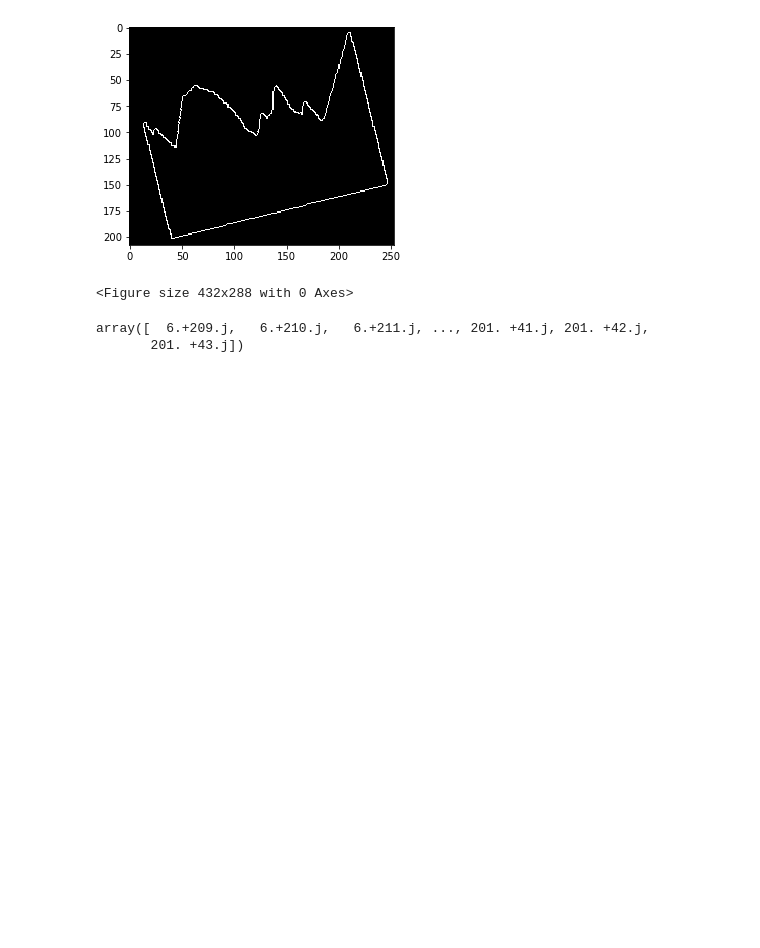
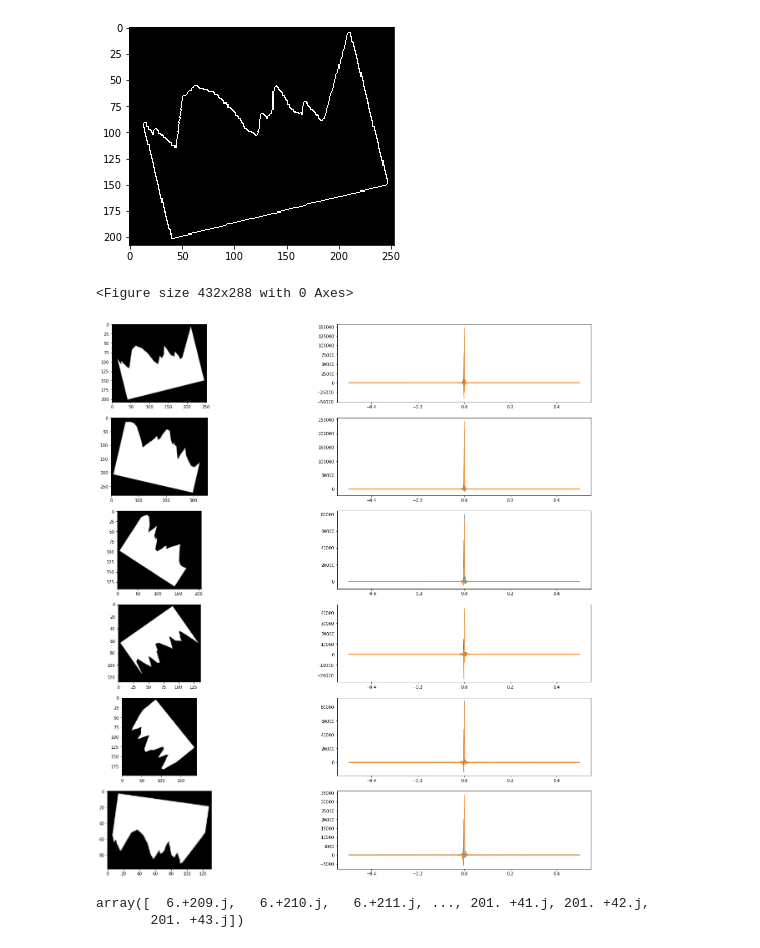
Before and after one commit to Dombearx/piro1, a Jupyter notebook: Run.ipynb, the cells around one changed output. Cells and saved outputs as stored; diff of their text form; code cells hidden in the pictures; blank space fills up the shorter version.

```diff
--- a/Run.ipynb
+++ b/Run.ipynb
@@ -289,3 +275,38 @@ plt.figure()
 [figure]
 [figure]
 <Figure size 432x288 with 0 Axes>
+# %%
+import pprint as pp
+contours = []
+contours_discrete = []
+
+tc_complex = []
+
+
+
+
+for image in numpyImages:
+    contours.append(np.floor(find_contours(image,0.5)[0]))
+
+for c in contours:
+    tc = []
+    for x,y in c:
+        tc.append(x + 1j * y)
+    tc = np.array(tc)
+    tc_complex.append(tc)
+
+fig, axs = plt.subplots(6,2, figsize=(24,24))
+
+index = 0
+
+for image, tcc in zip(numpyImages, tc_complex):
+
+    axs[index, 0].imshow(image, cmap='gray', vmin=0, vmax=255)
+
+    sp = np.fft.fft(tcc)
+    freq = np.fft.fftfreq(tcc.shape[-1])
+    axs[index, 1].plot(freq, sp.real, freq, sp.imag)
+
+    index += 1
+# %% [output]
+[figure, added]
```
Also changed, not shown: parts of 16 cells of this notebook.
